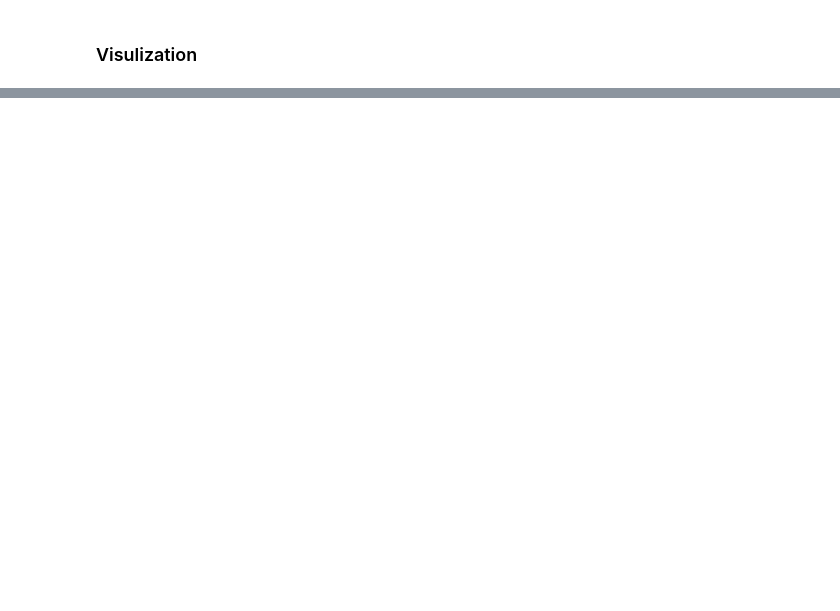
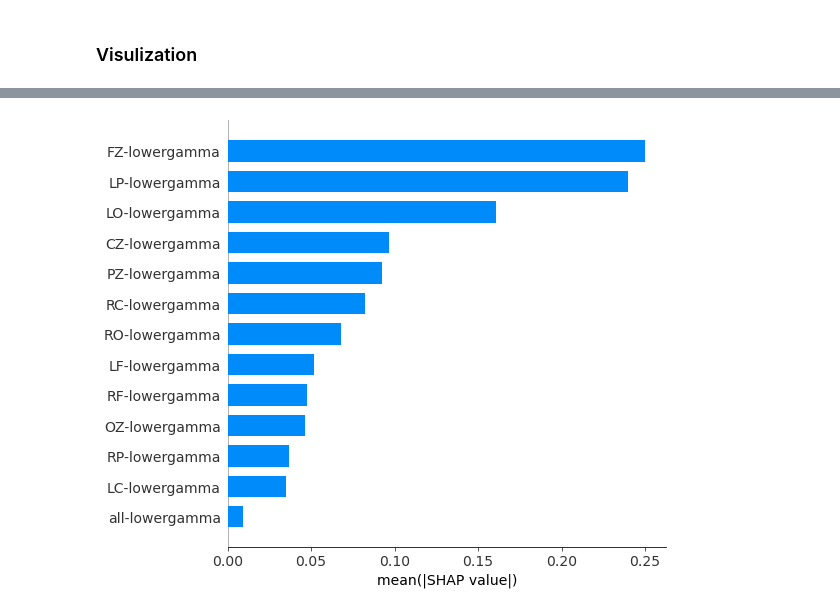
Before and after one commit to sycomix/SuggNet, a Jupyter notebook: notebooks/nested_cross_validation.ipynb, the cells around one changed output, grey strips where cells are left out. Drawn from its saved outputs; the diff is of its cells as text; code cells hidden in the pictures; blank space fills up the shorter version.

```diff
--- a/notebooks/nested_cross_validation.ipynb
+++ b/notebooks/nested_cross_validation.ipynb
@@ -217,0 +475,28 @@ plt.show()
+# %%
+import pickle
+
+# open shap data
+with open('data/classification_results/shap_values.pkl', 'rb') as f:
+    _shap_values = pickle.load(f)
+
+# sift out shap, y_pred, y_test values
+shap_keys = list(_shap_values.keys())[:3]
+y_preds_keys = list(_shap_values.keys())[3:6]
+y_test_keys = list(_shap_values.keys())[6:9]
+test_indices_keys = list(_shap_values.keys())[9:12]
+
+shap_values = {k:_shap_values[k] for k in shap_keys}
+y_preds = {k[7:]:_shap_values[k] for k in y_preds_keys} # remove 'y_pred_'
+y_tests = {k[7:]:_shap_values[k] for k in y_test_keys} # remove 'y_test_'
+test_indices = {k[len('test_indices_'):]:_shap_values[k] for k in test_indices_keys} # remove 'test_indices_'
+# %%
+import shap
+import matplotlib.pyplot as plt
+model_name = 'power sensor (gamma)'
+shap.summary_plot(shap_values[model_name], plot_type='bar', max_display=13, show=False)
+plt.yticks(fontsize=14)
+plt.xticks(fontsize=14)
+plt.xlabel('mean(|SHAP value|)', fontsize=14)
+plt.show()
+# %% [output]
+[figure, added]
```
Also changed, not shown: parts of 19 cells of this notebook.
